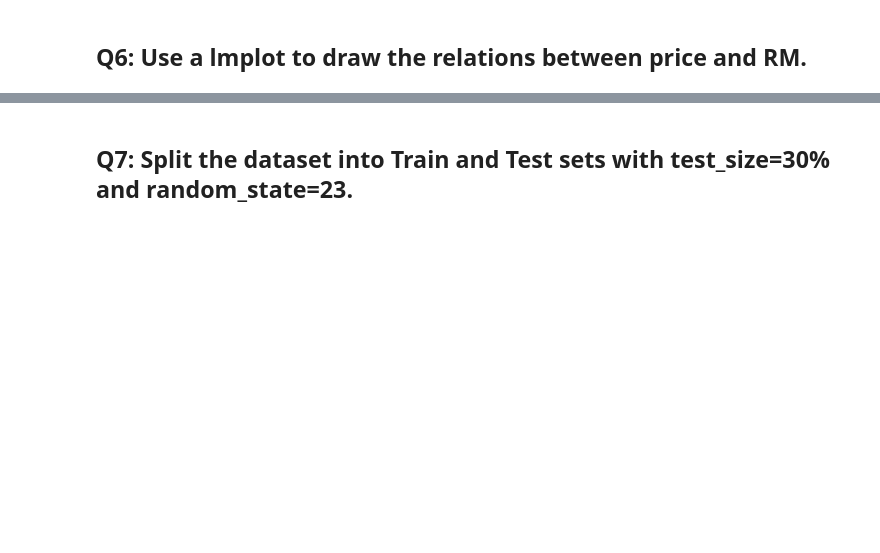
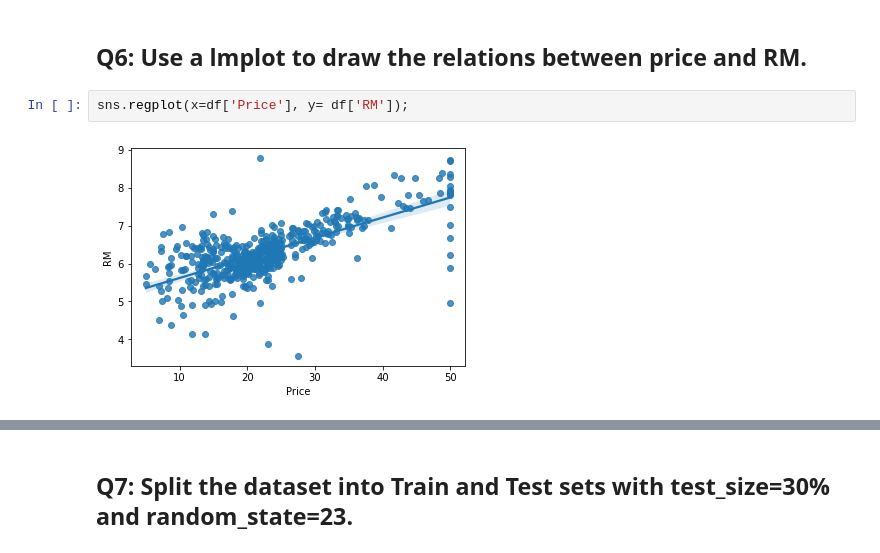
Before and after one commit to rayan90-sa/Day11-Lab1-LR, a Jupyter notebook: Day#11_Linear_Regression_Assignment.ipynb, the cells around one changed output, grey strips where cells are left out. Cells and saved outputs as stored; diff of their text form; blank space fills up the shorter version.

```diff
--- a/Day#11_Linear_Regression_Assignment.ipynb
+++ b/Day#11_Linear_Regression_Assignment.ipynb
@@ -100,3 +116,7 @@ Boston house prices dataset
 # %% [markdown]
 ## Q6: Use a lmplot to draw the relations between price and RM.
+# %%
+sns.regplot(x=df['Price'], y= df['RM']);
+# %% [output]
+[figure, added]
 # %%
```
Also changed, not shown: parts of 28 cells of this notebook.
